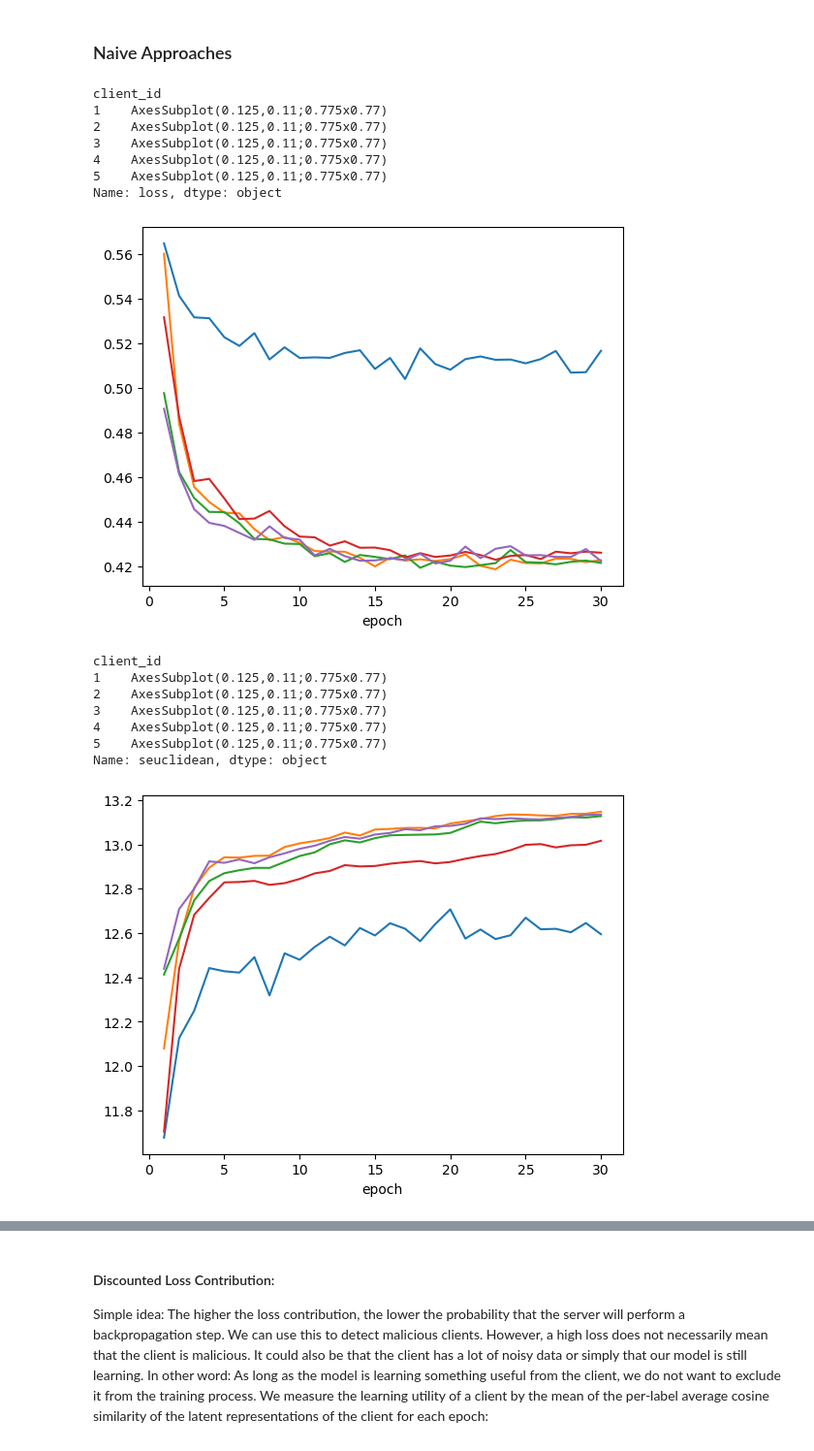
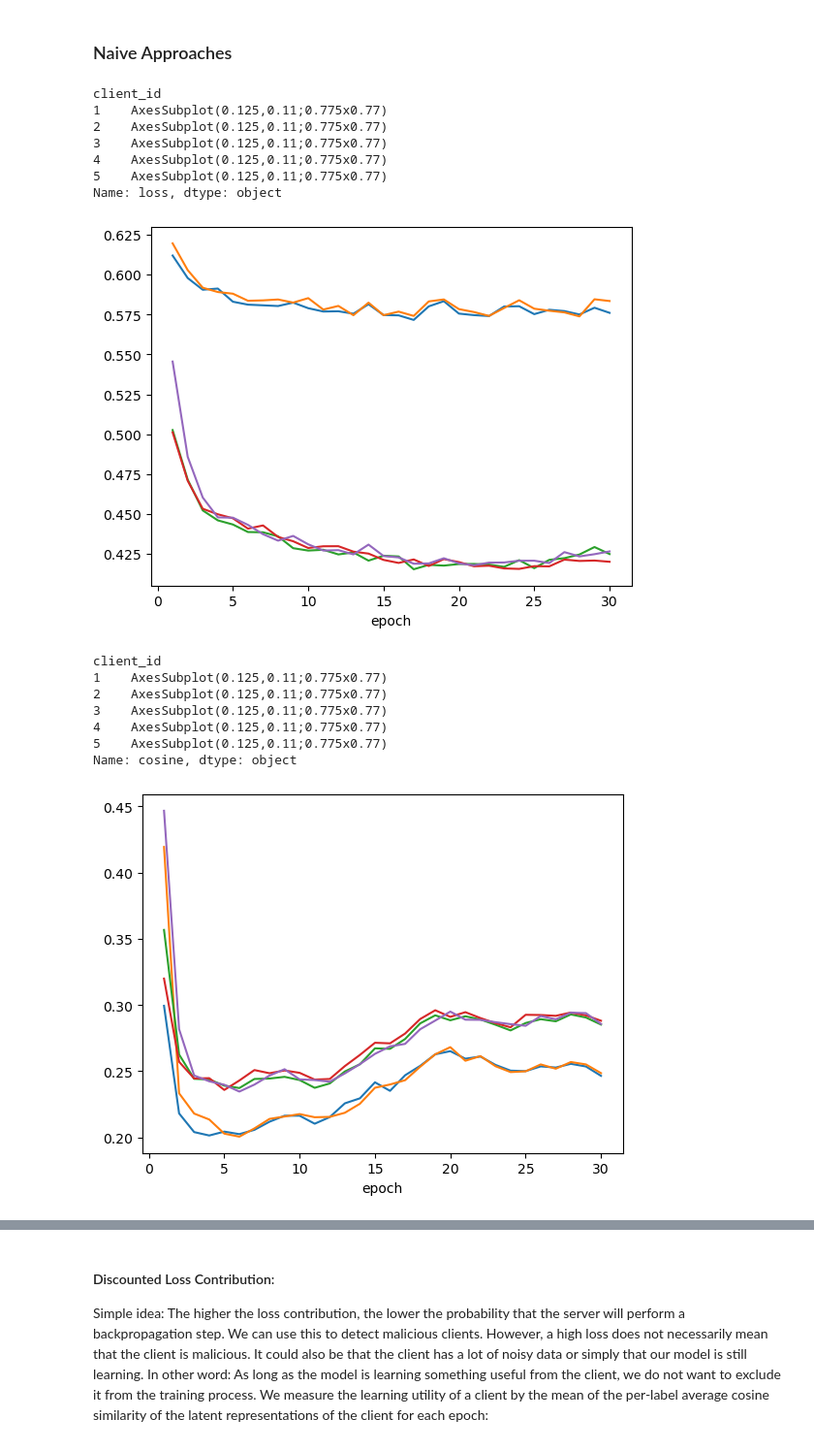
Before and after one commit to a-ayad/Split_ECG_Classification, a Jupyter notebook: analysis.ipynb, the cells around one changed output, grey strips where cells are left out. Shown at 97% size. Saved outputs shown, nothing was run; the diff lists cells and outputs as text; code cells hidden in the pictures.

```diff
--- a/analysis.ipynb
+++ b/analysis.ipynb
@@ -45,7 +47,7 @@ To verify this assumption we use summaries of per-client and per-class pairwise
 # %%
 similarities = ["cosine", "euclidean", "cityblock", "correlation", "seuclidean"]
 epochs = 30
-base_path = "/home/mohkoh/Projects/Split_ECG_Classification/latent_space/multi_client_one_malicious_0.2_0.5"
+base_path = "/home/mohkoh/Projects/Split_ECG_Classification/latent_space/multi_client_two_malicious_0.25_0.25"
 metadata = pickle.load(open(os.path.join(base_path, "metadata.pickle"), "rb"))
 # %% [markdown]
 #### Label Distribution
@@ -232,7 +234,7 @@ We will try out different ideas for the detection mechanism and compare them to
 # %%
 similarities = ["cosine", "correlation", "seuclidean"]
 epochs = 30
-base_path = "/home/mohkoh/projects/Split_ECG_Classification/latent_space/multi_client_one_malicious_0.2_0.1"
+base_path = "/home/mohkoh/Projects/Split_ECG_Classification/latent_space/multi_client_two_malicious_0.25_0.25"
 metadata = pickle.load(open(os.path.join(base_path, "metadata.pickle"), "rb"))
 # %%
 lc = loss_contributions(base_path, metadata=metadata)
@@ -245,7 +247,7 @@ client_id
 4    AxesSubplot(0.125,0.11;0.775x0.77)
 5    AxesSubplot(0.125,0.11;0.775x0.77)
 Name: loss, dtype: object
-[figure, old version]
+[figure, new version]
 # %%
 df_clients = pd.DataFrame(columns=["client_id"])
 for idx in range(1, metadata["num_clients"] + 1):
@@ -261,16 +263,16 @@ df_clients_global = df_clients.groupby(["client_id", "epoch"]).mean()
 # %%
 df_clients_global.reset_index(inplace=True)
 df_clients_global.set_index("epoch", inplace=True)
-df_clients_global.groupby("client_id")["seuclidean"].plot()
+df_clients_global.groupby("client_id")["cosine"].plot()
 # %% [output]
 client_id
 1    AxesSubplot(0.125,0.11;0.775x0.77)
 2    AxesSubplot(0.125,0.11;0.775x0.77)
 3    AxesSubplot(0.125,0.11;0.775x0.77)
 4    AxesSubplot(0.125,0.11;0.775x0.77)
 5    AxesSubplot(0.125,0.11;0.775x0.77)
-Name: seuclidean, dtype: object
+Name: cosine, dtype: object
-[figure, old version]
+[figure, new version]
 # %%
 def medianAbsoluteDeviation(x):
     med = x[similarities].median()
```
Also changed, not shown: parts of 28 cells of this notebook, 6 other files.
